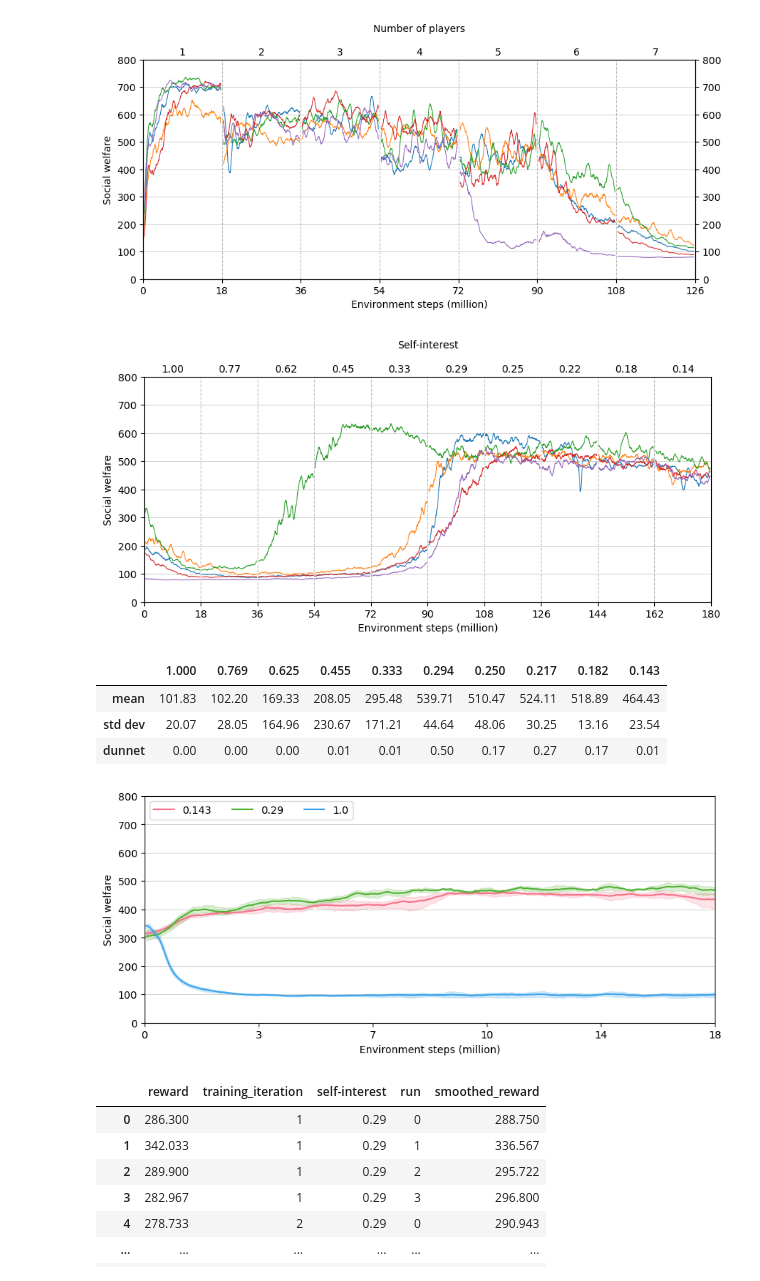
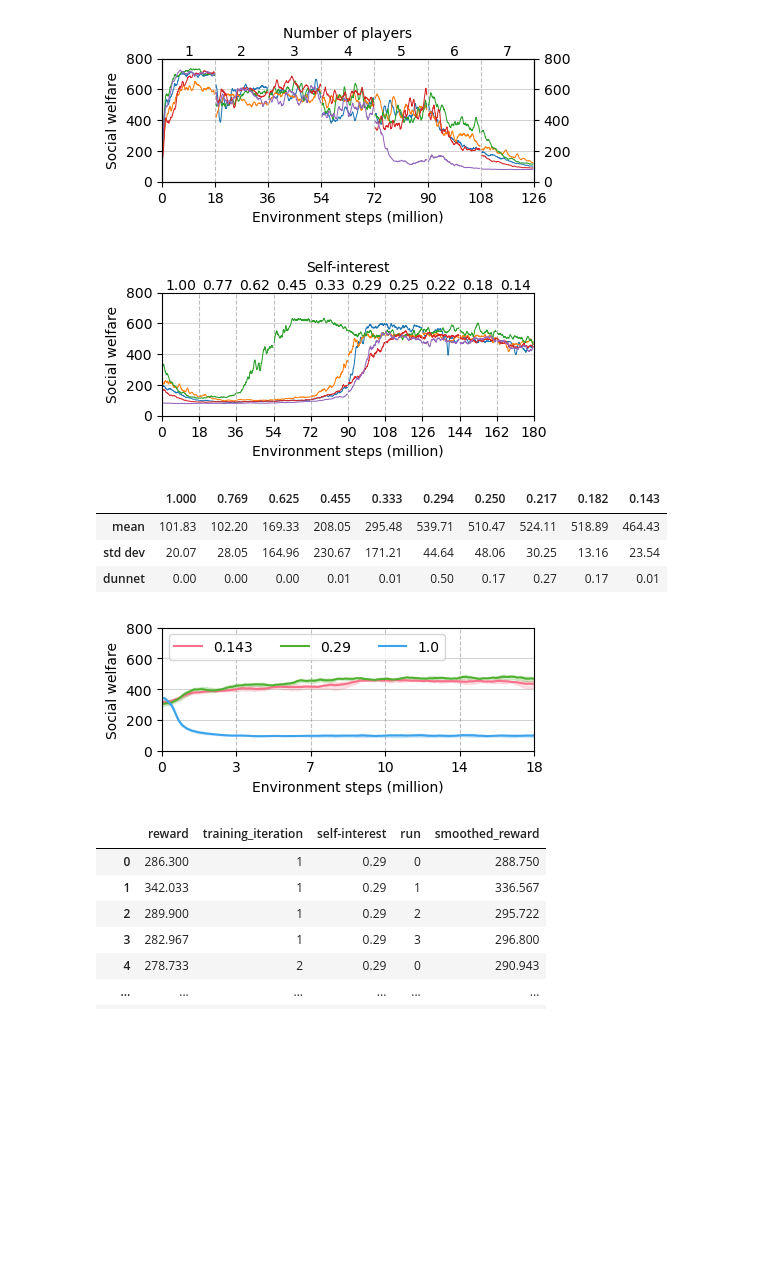
Before and after one commit to Muff2n/meltingpot, a Jupyter notebook: data/plot_results.ipynb, the cells around one changed output. Saved outputs shown, nothing was run; the diff lists cells and outputs as text; code cells hidden in the pictures; blank space fills up the shorter version.

Commit message:
plotting updates

```diff
--- a/data/plot_results.ipynb
+++ b/data/plot_results.ipynb
@@ -38,8 +38,8 @@ clean = {
 window = 11
 epochs = 300
 environment = harvest
-# FIGSIZE=(4.8, 1.6)  # for paper
-FIGSIZE=(10, 4)  # for viewing
+FIGSIZE=(4.8, 1.6)  # for paper
+# FIGSIZE=(10, 4)  # for viewing
 # %%
 def load_df(trial_id: str, *, environment: dict[str], independent: bool=False, self_interest: float=None):
     df = pd.read_json(os.path.join(environment['path'], environment['name'], trial_id, 'results.json'), lines=True)
@@ -114,7 +114,7 @@ if rolling:
     name += '_rolling'
 fig.savefig(name, dpi=300, bbox_inches='tight')
 # %% [output]
-[figure, old version]
+[figure, new version]
 # %%
 def plot_self_interest(df, envrionment, rolling: bool = False):
     grouped = df.groupby('trial_id')
@@ -162,7 +162,7 @@ if rolling:
     name += '_rolling'
 fig.savefig(name, dpi=300, bbox_inches='tight')
 # %% [output]
-[figure, old version]
+[figure, new version]
 # %%
 group = df[df['iteration'] % 300 == 0].groupby('self-interest')
 df2 = pd.DataFrame(dict((f'{name:.3f}', pd.Series(data.values)) for name, data in group['reward']))
@@ -214,34 +214,35 @@ dfs = [assign_runs(df, s) for s in self_interest_values]
 df = pd.concat(dfs, axis=0, ignore_index=True)
 
 fig, ax = plt.subplots(figsize=FIGSIZE, facecolor='white')
 
 colours = sns.color_palette("husl", len(self_interest_values))
 
 sns.lineplot(
     data=df,
     x='training_iteration',
     y='smoothed_reward',
     hue='self-interest',
     errorbar=('ci', 95),  # 95% confidence interval
     palette=colours,
     ax=ax,
     # estimator='mean',
     # color='blue',
     # n_boot=1000,
 )
 
 ax.set_xlabel('Environment steps (million)')
 ax.set_ylabel('Social welfare')
 ax.set_xlim(0, scratch_epochs)
 ax.set_ylim(0, environment['ylim'])
 ax.set_xticks(np.arange(0, scratch_epochs + 1, scratch_epochs / 5))
 ax.set_xticklabels(np.arange(0, scratch_epochs * 30 * 2000 / 1e6 + 1, scratch_epochs / 5 * 30 * 2000 / 1e6).astype(int))
 ax.yaxis.grid(True, linestyle='-', linewidth=0.5, color='grey', alpha=0.5)
+ax.xaxis.grid(True, color='grey', linestyle='--', alpha=0.5)
 ax.legend(loc='upper left', ncol=3)
 
 fig.savefig(f'scratch_{environment["name"]}', dpi=300, bbox_inches='tight')
 # %% [output]
-[figure, old version]
+[figure, new version]
 # %%
 dfs[0]
 # %% [output]
```
Also changed, not shown: 1 other file.
